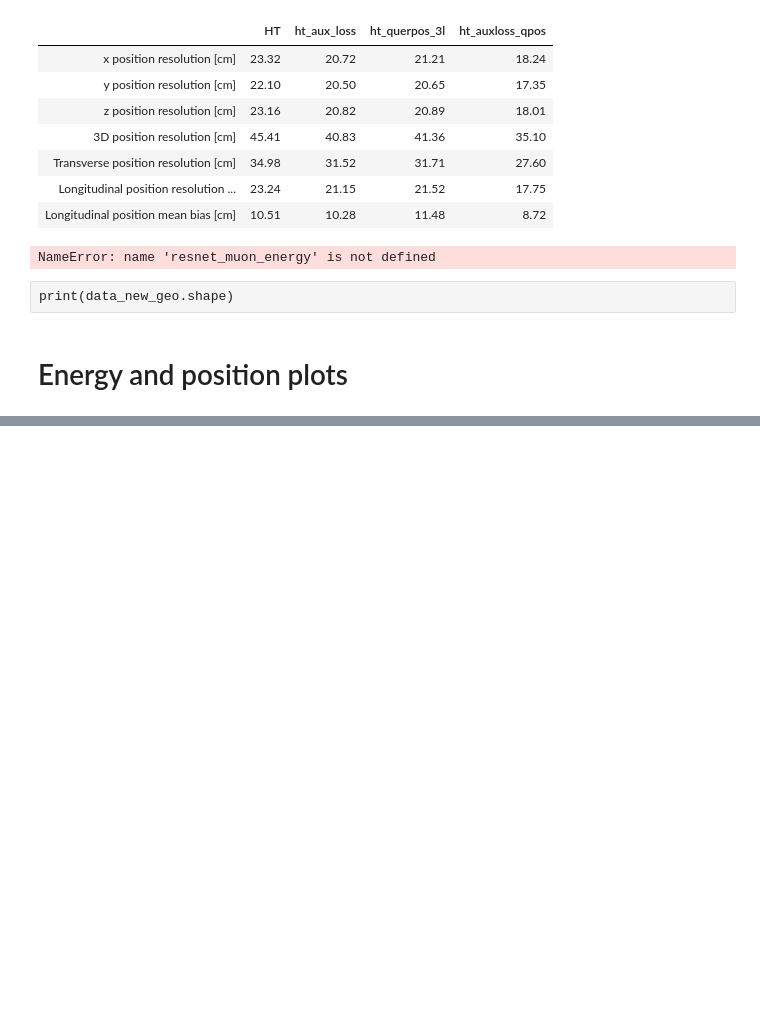
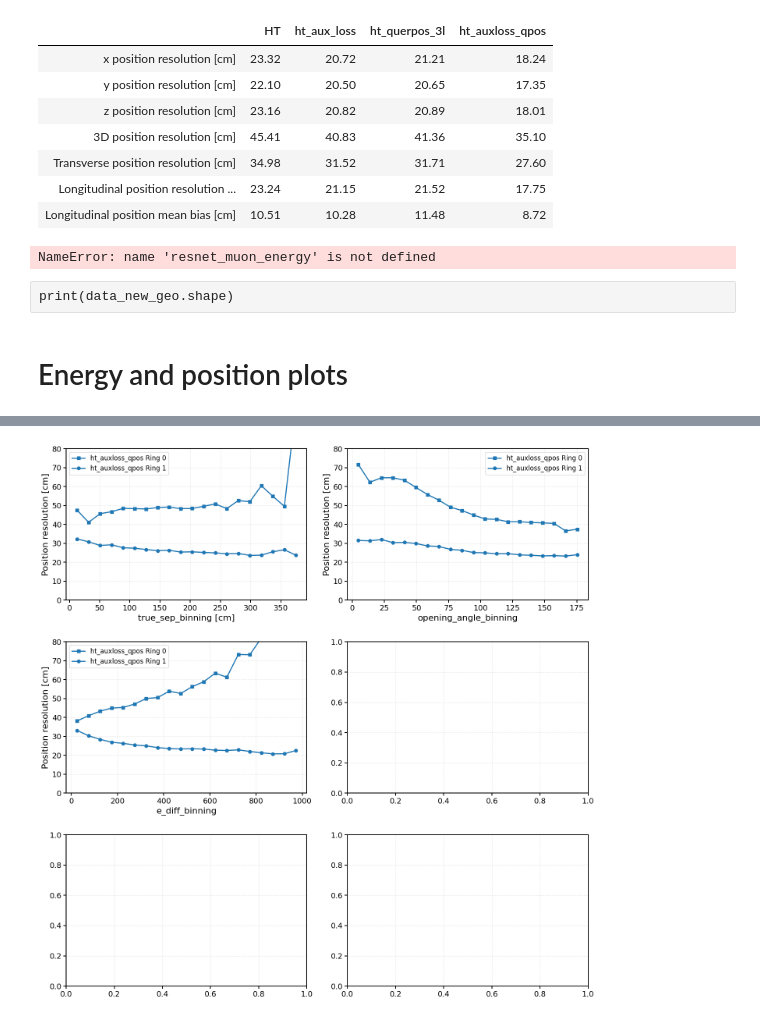
Before and after one commit to cid02219585/WatChMaL, a Jupyter notebook: regression_analysis_multi.ipynb, the cells around one changed output, grey strips where cells are left out. Cells and saved outputs as stored; diff of their text form; code cells hidden in the pictures; blank space fills up the shorter version.

```diff
--- a/regression_analysis_multi.ipynb
+++ b/regression_analysis_multi.ipynb
@@ -1067,13 +1070,16 @@ true_sep = np.linalg.norm(data_new_geo['positions'][:, 0] - data_new_geo['positi
 true_sep_binning = get_binning(true_sep, 20)
 
 
-
-
 # opening angle
 
+opening_angle = np.degrees(np.arccos(np.clip(np.sum(data_new_geo['directions'][:, 0] * data_new_geo['directions'][:, 1], axis=1), -1, 1)))
+opening_angle_binning = get_binning(opening_angle, 20)
 
 
 # energy difference
+
+e_diff = data_new_geo['energies'][:, 1] - data_new_geo['energies'][:, 0]
+e_diff_binning = get_binning(e_diff, 20)
 # %%
 for name, binning in [('mom', e_mom_binning), ('towall', e_towall_binning), ('dwall', e_dwall_binning),
                        ('cos_zenith', e_cos_zenith_binning), ('azimuth', e_azimuth_binning)]:
@@ -1161,0 +1154,19 @@ for n, r in enumerate(e_position_truth_1):
+# %%
+### 2 particle plots
+
+# all_runs_pos = e_position_slot_0 + e_position_slot_1
+
+n_colours = len(e_position_truth_0)
+colours = plt.cm.tab10(np.linspace(0, 1, n_colours))
+
+figs, axes = plt.subplots(3,2, figsize=(15, 15))
+for n, r in enumerate(e_position_truth_0):
+    plot_resolution_profile([r], 'position_3d_errors', true_sep_binning, ax=axes[0,0],y_lim=(0,80), x_label="true_sep_binning[cm]", y_label="Position resolution [cm]",legend='best', marker='s', color = colours[n])
+    plot_resolution_profile([r], 'position_3d_errors', opening_angle_binning, ax=axes[0,1],y_lim=(0,80), x_label="opening_angle_binning", y_label="Position resolution [cm]",legend='best', marker='s', color = colours[n])
+    plot_resolution_profile([r], 'position_3d_errors', e_diff_binning, ax=axes[1,0],y_lim=(0,80), x_label="e_diff_binning", y_label="Position resolution [cm]",legend='best', marker='s', color = colours[n])
+for n, r in enumerate(e_position_truth_1):
+    plot_resolution_profile([r], 'position_3d_errors', true_sep_binning, ax=axes[0,0],y_lim=(0,80), x_label="true_sep_binning [cm]", y_label="Position resolution [cm]",legend='best', color = colours[n])
+    plot_resolution_profile([r], 'position_3d_errors', opening_angle_binning, ax=axes[0,1],y_lim=(0,80), x_label="opening_angle_binning", y_label="Position resolution [cm]",legend='best', color = colours[n])
+    plot_resolution_profile([r], 'position_3d_errors', e_diff_binning, ax=axes[1,0],y_lim=(0,80), x_label="e_diff_binning", y_label="Position resolution [cm]",legend='best', color = colours[n])
+# %% [output]
+[figure, added]
```
Also changed, not shown: parts of 11 cells of this notebook.
